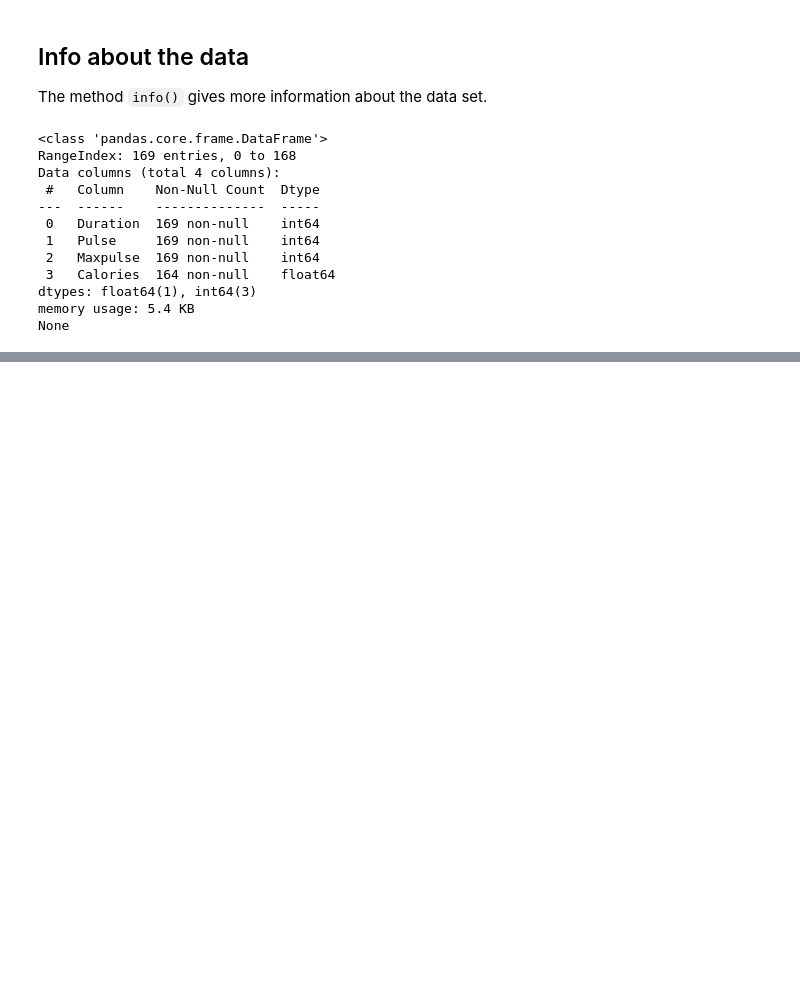
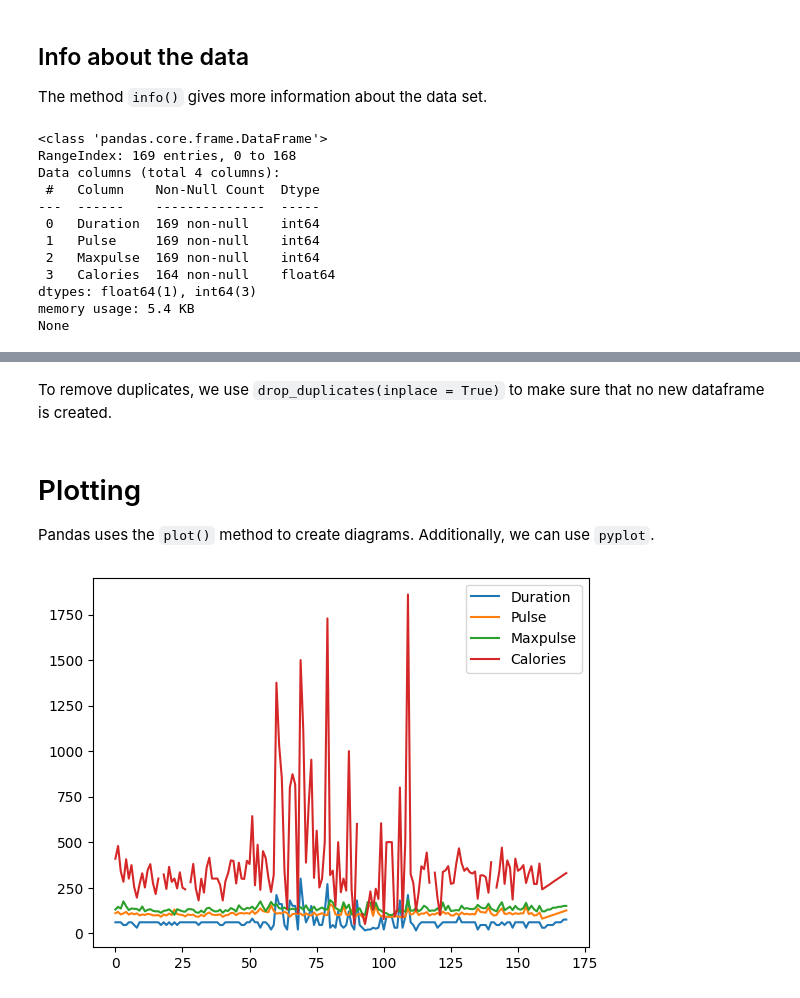
Before and after one commit to alexgaarciia/PythonDataScience, a Jupyter notebook: Pandas/learning_pandas.ipynb, the cells around one changed output, grey strips where cells are left out. Cells and saved outputs as stored; diff of their text form; code cells hidden in the pictures; blank space fills up the shorter version.

```diff
--- a/Pandas/learning_pandas.ipynb
+++ b/Pandas/learning_pandas.ipynb
@@ -218,0 +311,2 @@ None
+# %% [markdown]
+To remove duplicates, we use `drop_duplicates(inplace = True)` to make sure that no new dataframe is created.
@@ -218,0 +315,12 @@ None
+# %% [markdown]
+# Plotting
+Pandas uses the `plot()` method to create diagrams. Additionally, we can use `pyplot`.
+# %%
+import pandas as pd
+import matplotlib.pyplot as plt
+
+df = pd.read_csv("data.csv")
+df.plot()
+plt.show()
+# %% [output]
+[figure, added]
```
Also changed, not shown: parts of 18 cells of this notebook.
